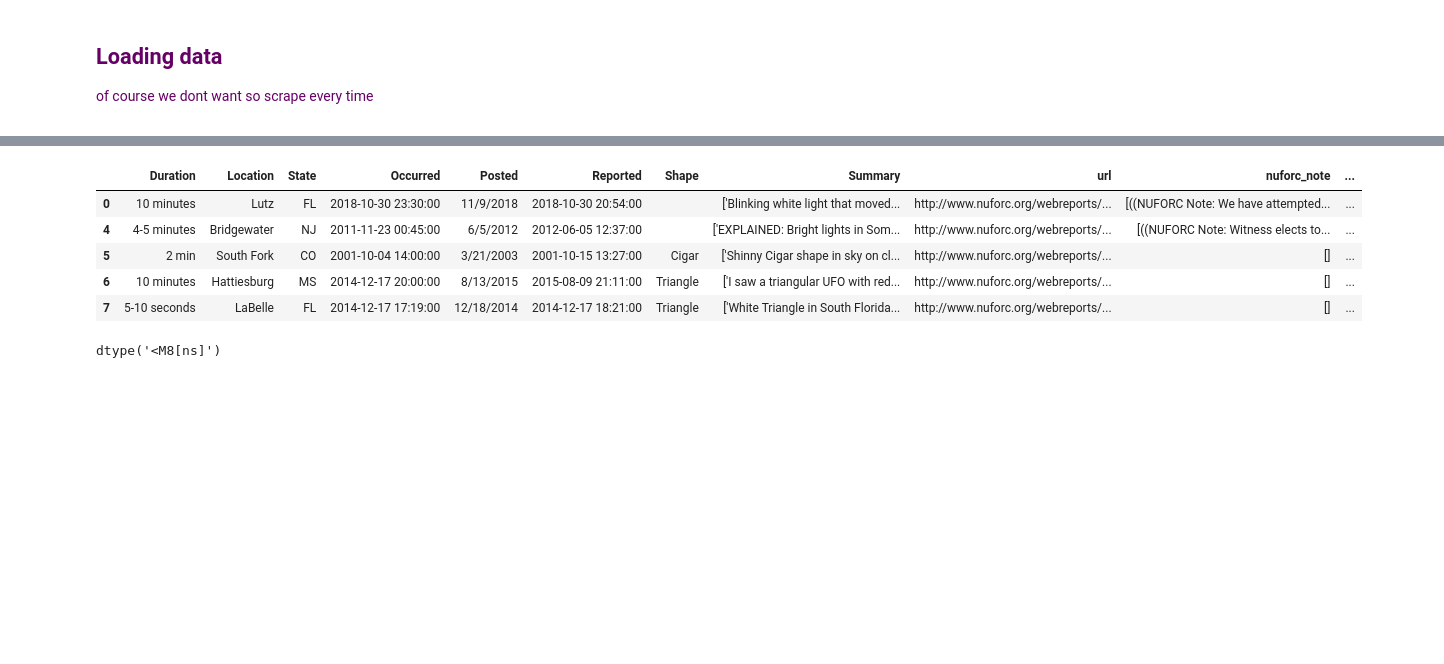
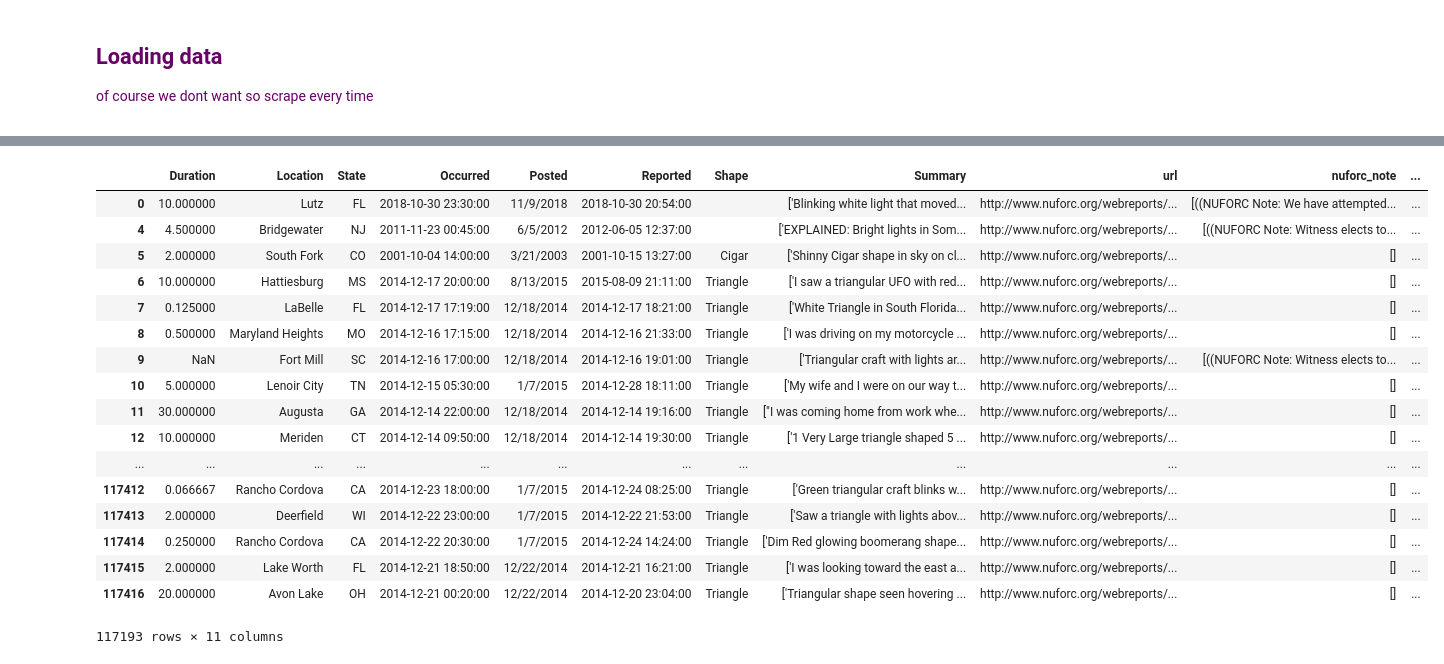
Before and after one commit to kiru/ada_project, a Jupyter notebook: UFO-Jurgis.ipynb, the cells around one changed output, grey strips where cells are left out. Cells and saved outputs as stored; diff of their text form; code cells hidden in the pictures; blank space fills up the shorter version.

Commit message:
finishing the cleaning part: durations

```diff
--- a/UFO-Jurgis.ipynb
+++ b/UFO-Jurgis.ipynb
@@ -179,2 +63,0 @@ duration = duration.rename(index=str, columns={'Duration':'abc'})
-# %%
-df_dummy.Duration.update(duration)
@@ -189,2 +63,0 @@ Let's see how many are not fetched:
-# %%
-df_reports.Duration = np.nan
@@ -435,7 +82,7 @@ def clean_duration_get_min(df):
     hr_time = hr_time.dropna()
     hr_time.Duration = 60
     hr_time.time_format = 'min'
-    hrs_time = dummy_time.copy()
+    hrs_time = df_dummy.copy()
     hrs_time.Duration = hrs_time.Duration[hrs_time.Duration.str.contains('hrs')]
     hrs_time = hrs_time.dropna()
     hrs_time.Duration = hrs_time.Duration.str.replace('[:-]', '.')
@@ -454,7 +101,7 @@ def clean_duration_get_min(df):
     hrs_time.Duration = hrs_time.Duration.astype(float)
     hrs_time.Duration = hrs_time.Duration*60
     hrs_time.time_format = 'min'
-    hour_time = dummy_time.copy()
+    hour_time = df_dummy.copy()
     hour_time.Duration = hour_time.Duration[hour_time.Duration.str.contains('hour')]
     hour_time = hour_time.dropna()
     hour_time.Duration = hour_time.Duration.str.replace('[:-]', '.')
@@ -475,7 +122,7 @@ def clean_duration_get_min(df):
     hour_time.Duration = hour_time.Duration.astype(float)
     hour_time.Duration = hour_time.Duration*60
     hour_time.time_format = 'min'
-    minutes_time = dummy_time.copy()
+    minutes_time = df_dummy.copy()
     minutes_time.Duration = minutes_time.Duration.dropna()[minutes_time.Duration.dropna().str.contains('min')]
     minutes_time.time_format = 'min'
     minutes_time = minutes_time.dropna()
@@ -512,7 +159,7 @@ def clean_duration_get_min(df):
     minutes_time = minutes_time.dropna()
     minutes_time.Duration = minutes_time.Duration.astype(float)
 
-    sec_time = dummy_time.copy()
+    sec_time = df_dummy.copy()
     sec_time.Duration = sec_time.Duration.dropna()[sec_time.Duration.dropna().str.contains('sec')]
     sec_time.time_format = 'sec'
     sec_time = sec_time.dropna()
@@ -550,7 +197,9 @@ def clean_duration_get_min(df):
     sec_time.time_format = 'min'
 
     duration_list = [sec_time, minutes_time, hr_time, hrs_time, hour_time]
-    duration = pd.concat(duration_list).sort_index()
-    duration = duration.Duration
+    df_new = df.copy()
+    df_new.Duration = np.nan
+    for i in duration_list:
+        df_new.Duration.update(i.Duration)
 
-    return duration
+    return df_new
@@ -621,9 +205,0 @@ df_occurance = get_time_of_occurrence(df_reports)
-# %%
-df_occurance.head()
-# %% [output]
-|  | Duration | Location | State | Occurred | Posted | Reported | Shape | Summary | url | nuforc_note | ... |
-| 0 | 10 minutes | Lutz | FL | 2018-10-30 23:30:00 | 11/9/2018 | 2018-10-30 20:54:00 |  | ['Blinking white light that moved... | http://www.nuforc.org/webreports/... | [((NUFORC Note: We have attempted... | ... |
-| 4 | 4-5 minutes | Bridgewater | NJ | 2011-11-23 00:45:00 | 6/5/2012 | 2012-06-05 12:37:00 |  | ['EXPLAINED: Bright lights in Som... | http://www.nuforc.org/webreports/... | [((NUFORC Note: Witness elects to... | ... |
-| 5 | 2 min | South Fork | CO | 2001-10-04 14:00:00 | 3/21/2003 | 2001-10-15 13:27:00 | Cigar | ['Shinny Cigar shape in sky on cl... | http://www.nuforc.org/webreports/... | [] | ... |
-| 6 | 10 minutes | Hattiesburg | MS | 2014-12-17 20:00:00 | 8/13/2015 | 2015-08-09 21:11:00 | Triangle | ['I saw a triangular UFO with red... | http://www.nuforc.org/webreports/... | [] | ... |
-| 7 | 5-10 seconds | LaBelle | FL | 2014-12-17 17:19:00 | 12/18/2014 | 2014-12-17 18:21:00 | Triangle | ['White Triangle in South Florida... | http://www.nuforc.org/webreports/... | [] | ... |
@@ -633,4 +206,23 @@ kautkas = pd.DataFrame(pd.to_datetime(reported))#,format='%m/%d/%Y %H:%M',
-# %%
-kautkas.Reported.dtype
-# %% [output]
-dtype('<M8[ns]')
+# %%
+df_d = clean_duration_get_min(df_reports)
+# %%
+df_d
+# %% [output]
+|  | Duration | Location | State | Occurred | Posted | Reported | Shape | Summary | url | nuforc_note | ... |
+| 0 | 10.000000 | Lutz | FL | 2018-10-30 23:30:00 | 11/9/2018 | 2018-10-30 20:54:00 |  | ['Blinking white light that moved... | http://www.nuforc.org/webreports/... | [((NUFORC Note: We have attempted... | ... |
+| 4 | 4.500000 | Bridgewater | NJ | 2011-11-23 00:45:00 | 6/5/2012 | 2012-06-05 12:37:00 |  | ['EXPLAINED: Bright lights in Som... | http://www.nuforc.org/webreports/... | [((NUFORC Note: Witness elects to... | ... |
+| 5 | 2.000000 | South Fork | CO | 2001-10-04 14:00:00 | 3/21/2003 | 2001-10-15 13:27:00 | Cigar | ['Shinny Cigar shape in sky on cl... | http://www.nuforc.org/webreports/... | [] | ... |
+| 6 | 10.000000 | Hattiesburg | MS | 2014-12-17 20:00:00 | 8/13/2015 | 2015-08-09 21:11:00 | Triangle | ['I saw a triangular UFO with red... | http://www.nuforc.org/webreports/... | [] | ... |
+| 7 | 0.125000 | LaBelle | FL | 2014-12-17 17:19:00 | 12/18/2014 | 2014-12-17 18:21:00 | Triangle | ['White Triangle in South Florida... | http://www.nuforc.org/webreports/... | [] | ... |
+| 8 | 0.500000 | Maryland Heights | MO | 2014-12-16 17:15:00 | 12/18/2014 | 2014-12-16 21:33:00 | Triangle | ['I was driving on my motorcycle ... | http://www.nuforc.org/webreports/... | [] | ... |
+| 9 | NaN | Fort Mill | SC | 2014-12-16 17:00:00 | 12/18/2014 | 2014-12-16 19:01:00 | Triangle | ['Triangular craft with lights ar... | http://www.nuforc.org/webreports/... | [((NUFORC Note: Witness elects to... | ... |
+| 10 | 5.000000 | Lenoir City | TN | 2014-12-15 05:30:00 | 1/7/2015 | 2014-12-28 18:11:00 | Triangle | ['My wife and I were on our way t... | http://www.nuforc.org/webreports/... | [] | ... |
+| 11 | 30.000000 | Augusta | GA | 2014-12-14 22:00:00 | 12/18/2014 | 2014-12-14 19:16:00 | Triangle | ["I was coming home from work whe... | http://www.nuforc.org/webreports/... | [] | ... |
+| 12 | 10.000000 | Meriden | CT | 2014-12-14 09:50:00 | 12/18/2014 | 2014-12-14 19:30:00 | Triangle | ['1 Very Large triangle shaped 5 ... | http://www.nuforc.org/webreports/... | [] | ... |
+| ... | ... | ... | ... | ... | ... | ... | ... | ... | ... | ... | ... |
+| 117412 | 0.066667 | Rancho Cordova | CA | 2014-12-23 18:00:00 | 1/7/2015 | 2014-12-24 08:25:00 | Triangle | ['Green triangular craft blinks w... | http://www.nuforc.org/webreports/... | [] | ... |
+| 117413 | 2.000000 | Deerfield | WI | 2014-12-22 23:00:00 | 1/7/2015 | 2014-12-22 21:53:00 | Triangle | ['Saw a triangle with lights abov... | http://www.nuforc.org/webreports/... | [] | ... |
+| 117414 | 0.250000 | Rancho Cordova | CA | 2014-12-22 20:30:00 | 1/7/2015 | 2014-12-24 14:24:00 | Triangle | ['Dim Red glowing boomerang shape... | http://www.nuforc.org/webreports/... | [] | ... |
+| 117415 | 2.000000 | Lake Worth | FL | 2014-12-21 18:50:00 | 12/22/2014 | 2014-12-21 16:21:00 | Triangle | ['I was looking toward the east a... | http://www.nuforc.org/webreports/... | [] | ... |
+| 117416 | 20.000000 | Avon Lake | OH | 2014-12-21 00:20:00 | 12/22/2014 | 2014-12-20 23:04:00 | Triangle | ['Triangular shape seen hovering ... | http://www.nuforc.org/webreports/... | [] | ... |
+117193 rows × 11 columns
```
Also changed, not shown: parts of 66 cells of this notebook, 1 other file.
